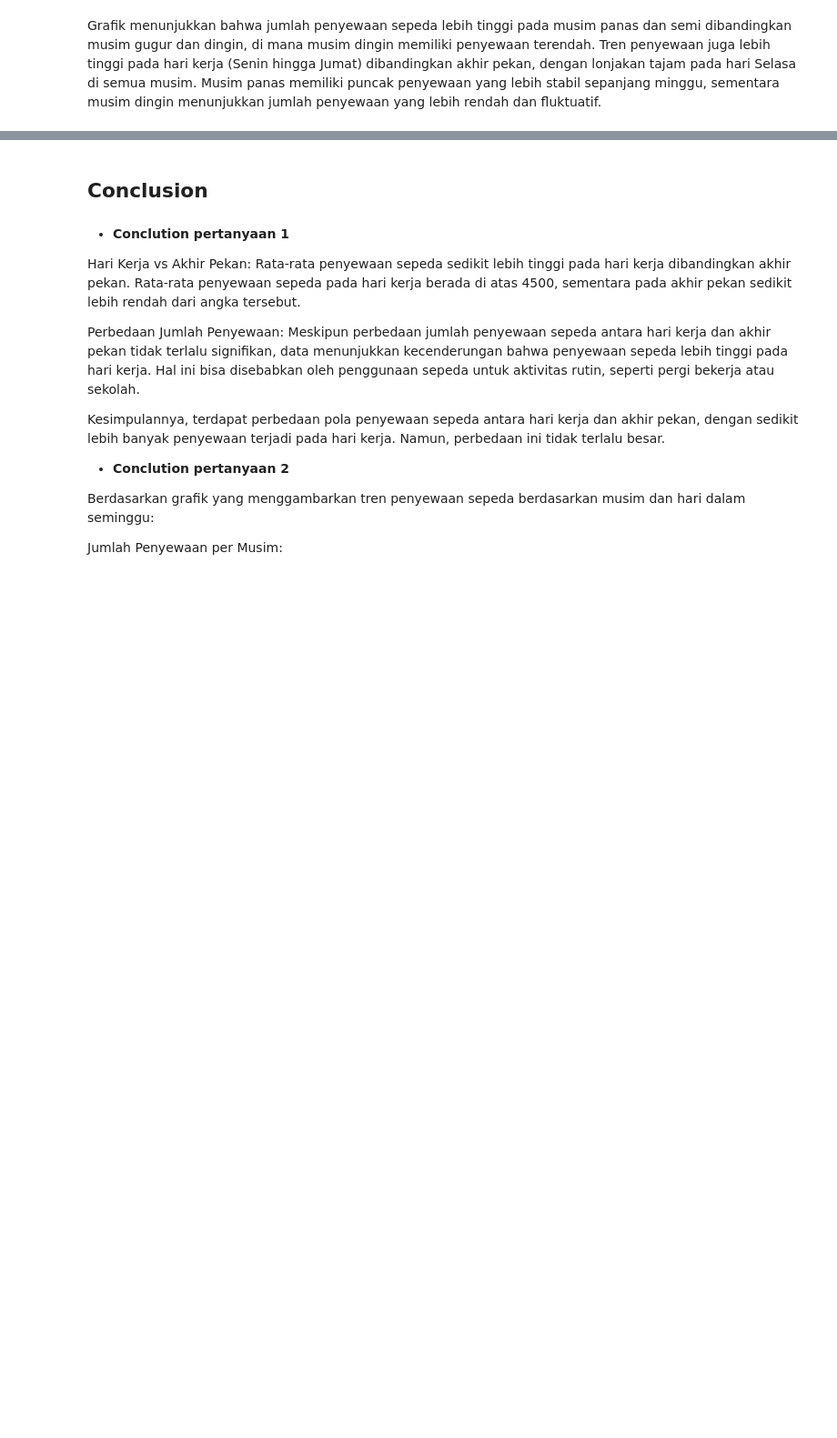
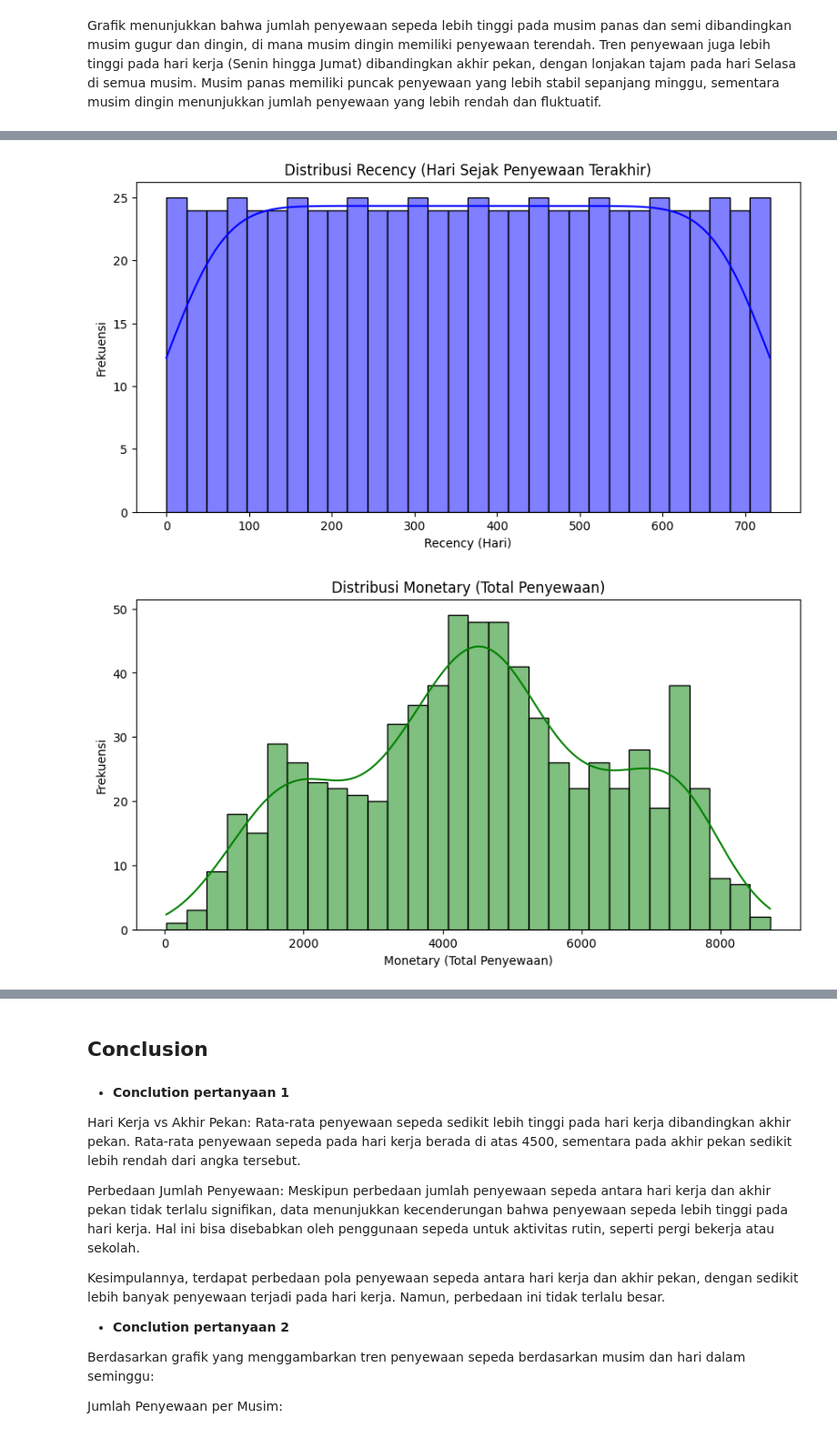
Before and after one commit to farrenlyra/dicoding-data, a Jupyter notebook: notebook.ipynb, the cells around one changed output, grey strips where cells are left out. Shown at 91% size. Cells and saved outputs as stored; diff of their text form; code cells hidden in the pictures; blank space fills up the shorter version.

```diff
--- a/notebook.ipynb
+++ b/notebook.ipynb
@@ -490,0 +495,13 @@ Grafik menunjukkan bahwa jumlah penyewaan sepeda lebih tinggi pada musim panas d
+# %%
+day_df['date'] = pd.to_datetime(day_df['date'])
+current_date = day_df['date'].max()
+
+# Group by dan agregasi data
+rfm_df = day_df.groupby('date').agg({
+    'date': lambda x: (current_date - x.max()).days,  # Menghitung recency
+    'total_count': 'sum'  # Gantilah 'total_count' dengan nama kolom yang benar
+}).rename(columns={'date': 'recency', 'total_count': 'monetary'})  # Ubah nama kolom
+
+# Menambahkan kolom frequency
+rfm_df['frequency'] = rfm_df['monetary']
+print(rfm_df.head())
@@ -490,0 +520,37 @@ Grafik menunjukkan bahwa jumlah penyewaan sepeda lebih tinggi pada musim panas d
+# %%
+day_df['date'] = pd.to_datetime(day_df['date'])
+current_date = day_df['date'].max()
+
+rfm_df = day_df.groupby('date').agg({
+    'date': lambda x: (current_date - x.max()).days,
+    'total_count': 'sum'
+}).rename(columns={'date': 'recency', 'total_count': 'monetary'})
+
+rfm_df['frequency'] = rfm_df['monetary']
+
+# Plot distribusi Recency
+plt.figure(figsize=(10, 5))
+sns.histplot(rfm_df['recency'], bins=30, kde=True, color='blue')
+plt.title('Distribusi Recency (Hari Sejak Penyewaan Terakhir)')
+plt.xlabel('Recency (Hari)')
+plt.ylabel('Frekuensi')
+plt.show()
+
+# Plot distribusi Monetary
+plt.figure(figsize=(10, 5))
+sns.histplot(rfm_df['monetary'], bins=30, kde=True, color='green')
+plt.title('Distribusi Monetary (Total Penyewaan)')
+plt.xlabel('Monetary (Total Penyewaan)')
+plt.ylabel('Frekuensi')
+plt.show()
+
+# Plot distribusi Frequency
+plt.figure(figsize=(10, 5))
+sns.histplot(rfm_df['frequency'], bins=30, kde=True, color='red')
+plt.title('Distribusi Frequency (Jumlah Transaksi)')
+plt.xlabel('Frequency (Jumlah Transaksi)')
+plt.ylabel('Frekuensi')
+plt.show()
+# %% [output]
+[figure, added]
+[figure, added]
```
Also changed, not shown: parts of 14 cells of this notebook.
